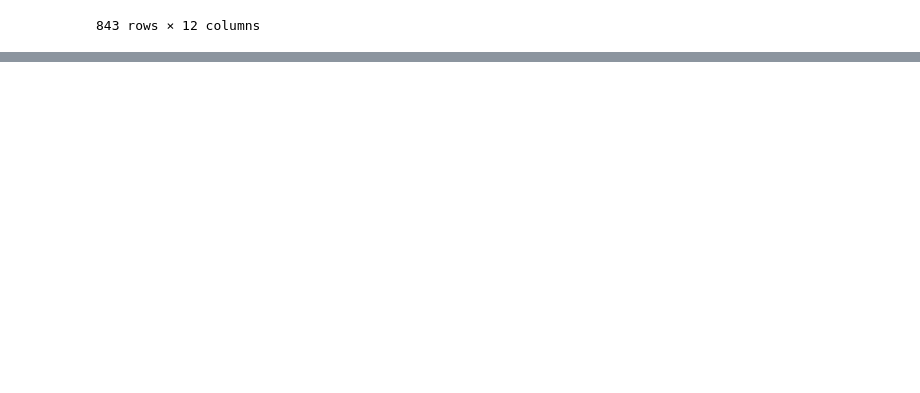
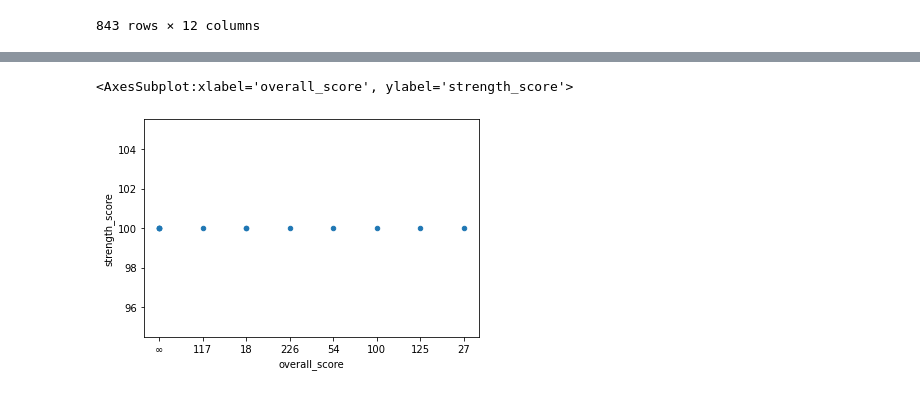
Before and after one commit to data301-2021-winter1/project-group04-project, a Jupyter notebook: notebooks/analysis2.ipynb, the cells around one changed output, grey strips where cells are left out. Drawn from its saved outputs; the diff is of its cells as text; code cells hidden in the pictures; blank space fills up the shorter version.

```diff
--- a/notebooks/analysis2.ipynb
+++ b/notebooks/analysis2.ipynb
@@ -194,0 +199,3 @@ df
+# %%
+avengers3 = avengers2[avengers2["speed_score"].between(95, 100)]
+avengers3
@@ -194,0 +216,3 @@ df
+# %%
+avengers4 = avengers3[avengers3["combat_score"].between(95, 100)]
+avengers4
@@ -194,0 +237,3 @@ df
+# %%
+avengers5 = avengers4[avengers4["intelligence_score"].between(95, 100)]
+avengers5
@@ -194,0 +254,3 @@ df
+# %%
+avengers6 = avengers5[avengers5["durability_score"].between(95, 100)]
+avengers6
@@ -194,0 +273,5 @@ df
+# %%
+avengers6.plot(kind='scatter', x="overall_score", y="strength_score")
+# %% [output]
+<AxesSubplot:xlabel='overall_score', ylabel='strength_score'>
+[figure, added]
```
Also changed, not shown: parts of 27 cells of this notebook.
